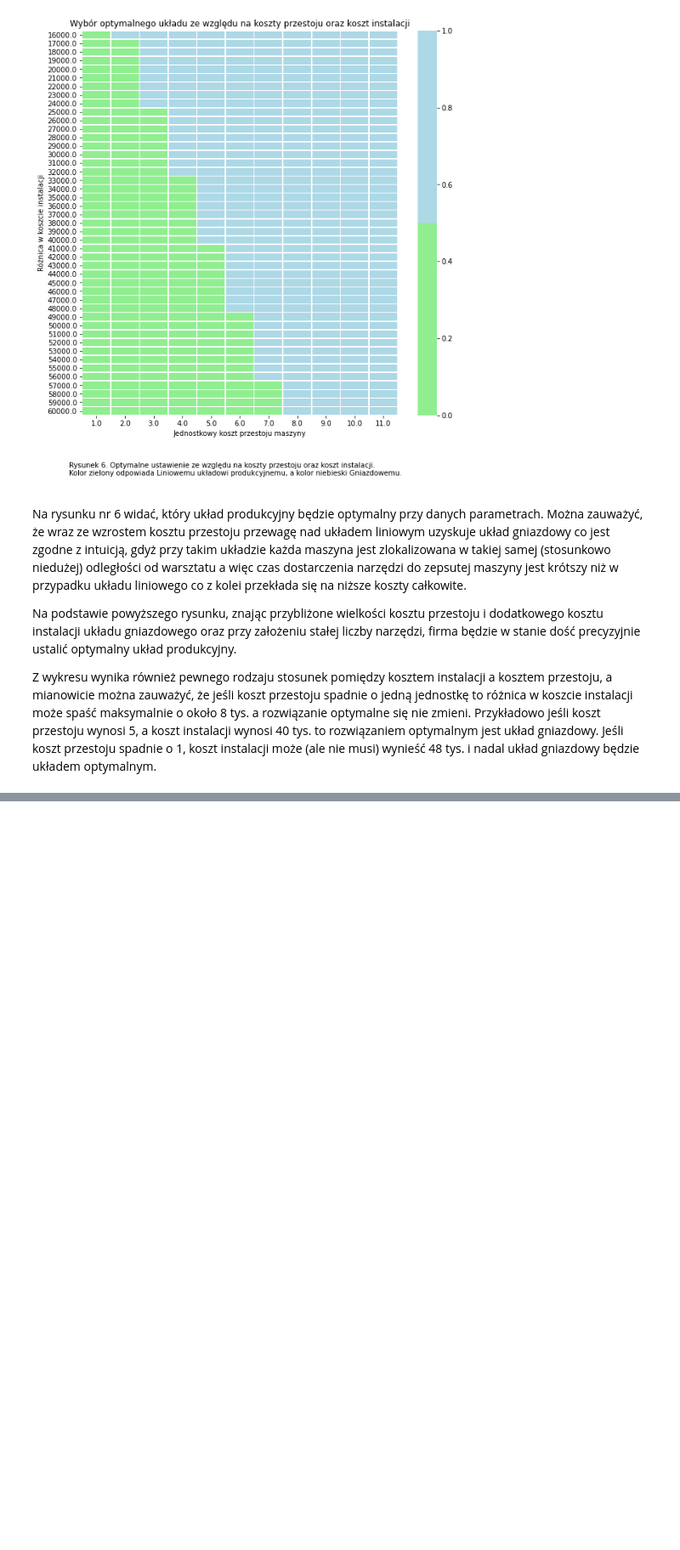
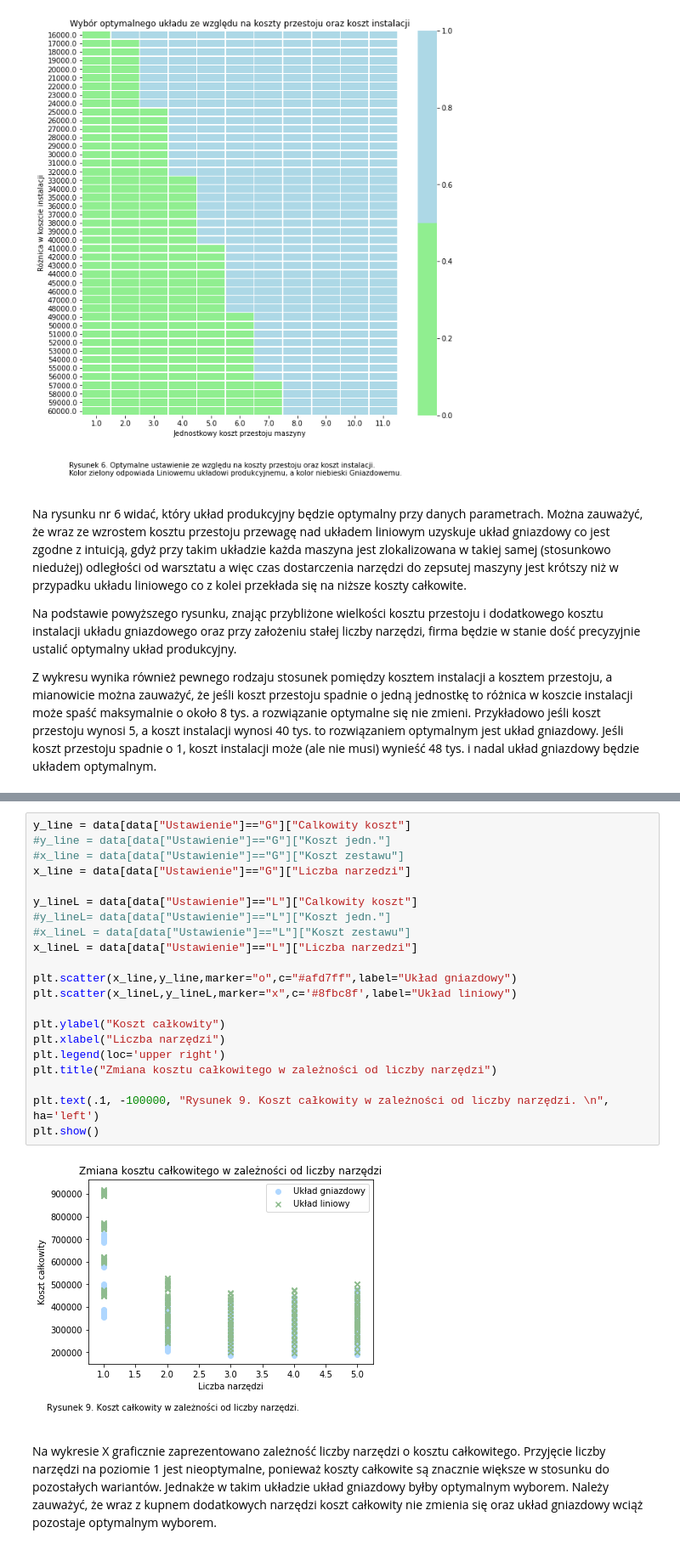
Before and after one commit to fmordarski/Gwintex, a Jupyter notebook: Raport_GWINTEX.ipynb, the cells around one changed output, grey strips where cells are left out. Shown at 85% size. Saved outputs shown, nothing was run; the diff lists cells and outputs as text; blank space fills up the shorter version.

```diff
--- a/Raport_GWINTEX.ipynb
+++ b/Raport_GWINTEX.ipynb
@@ -384,0 +534,25 @@ Z wykresu wynika również pewnego rodzaju stosunek pomiędzy kosztem instalacji
+# %%
+y_line = data[data["Ustawienie"]=="G"]["Calkowity koszt"]
+#y_line = data[data["Ustawienie"]=="G"]["Koszt jedn."]
+#x_line = data[data["Ustawienie"]=="G"]["Koszt zestawu"]
+x_line = data[data["Ustawienie"]=="G"]["Liczba narzedzi"]
+
+y_lineL = data[data["Ustawienie"]=="L"]["Calkowity koszt"]
+#y_lineL= data[data["Ustawienie"]=="L"]["Koszt jedn."]
+#x_lineL = data[data["Ustawienie"]=="L"]["Koszt zestawu"]
+x_lineL = data[data["Ustawienie"]=="L"]["Liczba narzedzi"]
+
+plt.scatter(x_line,y_line,marker="o",c="#afd7ff",label="Układ gniazdowy")
+plt.scatter(x_lineL,y_lineL,marker="x",c='#8fbc8f',label="Układ liniowy")
+
+plt.ylabel("Koszt całkowity")
+plt.xlabel("Liczba narzędzi")
+plt.legend(loc='upper right')
+plt.title("Zmiana kosztu całkowitego w zależności od liczby narzędzi")
+
+plt.text(.1, -100000, "Rysunek 9. Koszt całkowity w zależności od liczby narzędzi. \n", ha='left')
+plt.show()
+# %% [output]
+[figure, added]
+# %% [markdown]
+Na wykresie X graficznie zaprezentowano zależność liczby narzędzi o kosztu całkowitego. Przyjęcie liczby narzędzi na poziomie 1 jest nieoptymalne, ponieważ koszty całkowite są znacznie większe w stosunku do pozostałych wariantów. Jednakże w takim układzie układ gniazdowy byłby optymalnym wyborem. Należy zauważyć, że wraz z kupnem dodatkowych narzędzi koszt całkowity nie zmienia się oraz układ gniazdowy wciąż pozostaje optymalnym wyborem.
```
Also changed, not shown: parts of 10 cells of this notebook.
